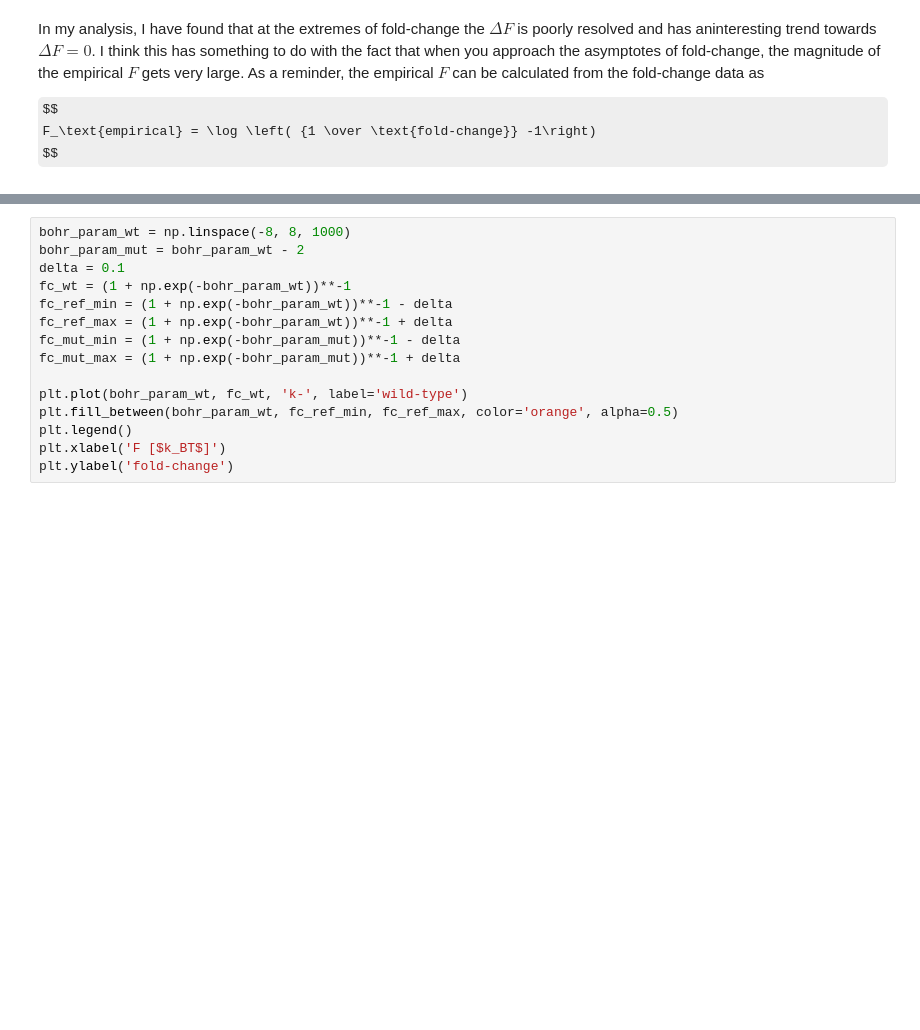
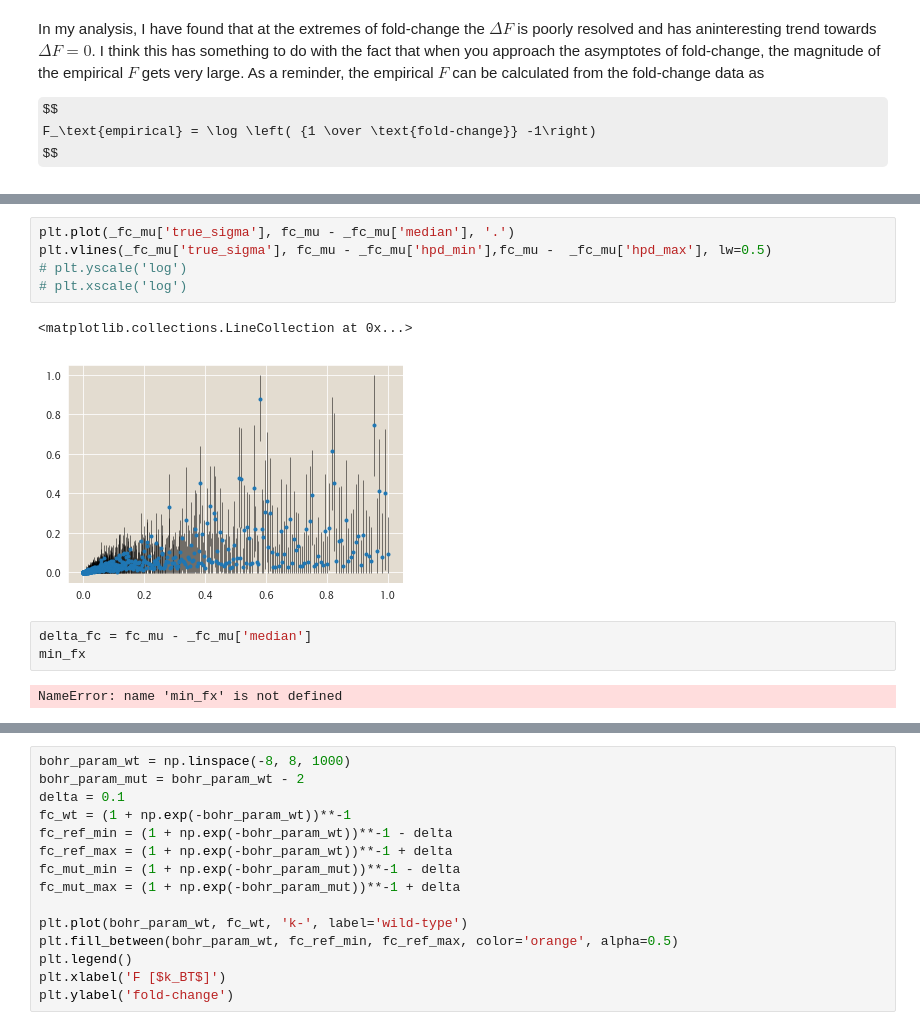
Before and after one commit to RPGroup-PBoC/mwc_mutants, a Jupyter notebook: code/analysis/Exploring_fc_error.ipynb, the cells around one changed output, grey strips where cells are left out. Cells and saved outputs as stored; diff of their text form; some formulas as TeX source; blank space fills up the shorter version.

```diff
--- a/code/analysis/Exploring_fc_error.ipynb
+++ b/code/analysis/Exploring_fc_error.ipynb
@@ -23,0 +103,13 @@ $$
+# %%
+plt.plot(_fc_mu['true_sigma'], fc_mu - _fc_mu['median'], '.')
+plt.vlines(_fc_mu['true_sigma'], fc_mu - _fc_mu['hpd_min'],fc_mu -  _fc_mu['hpd_max'], lw=0.5)
+# plt.yscale('log')
+# plt.xscale('log')
+# %% [output]
+<matplotlib.collections.LineCollection at 0x...>
+[figure, added]
+# %%
+delta_fc = fc_mu - _fc_mu['median']
+min_fx
+# %% [output]
+NameError: name 'min_fx' is not defined
```
Also changed, not shown: parts of 10 cells of this notebook, 3 other files.
